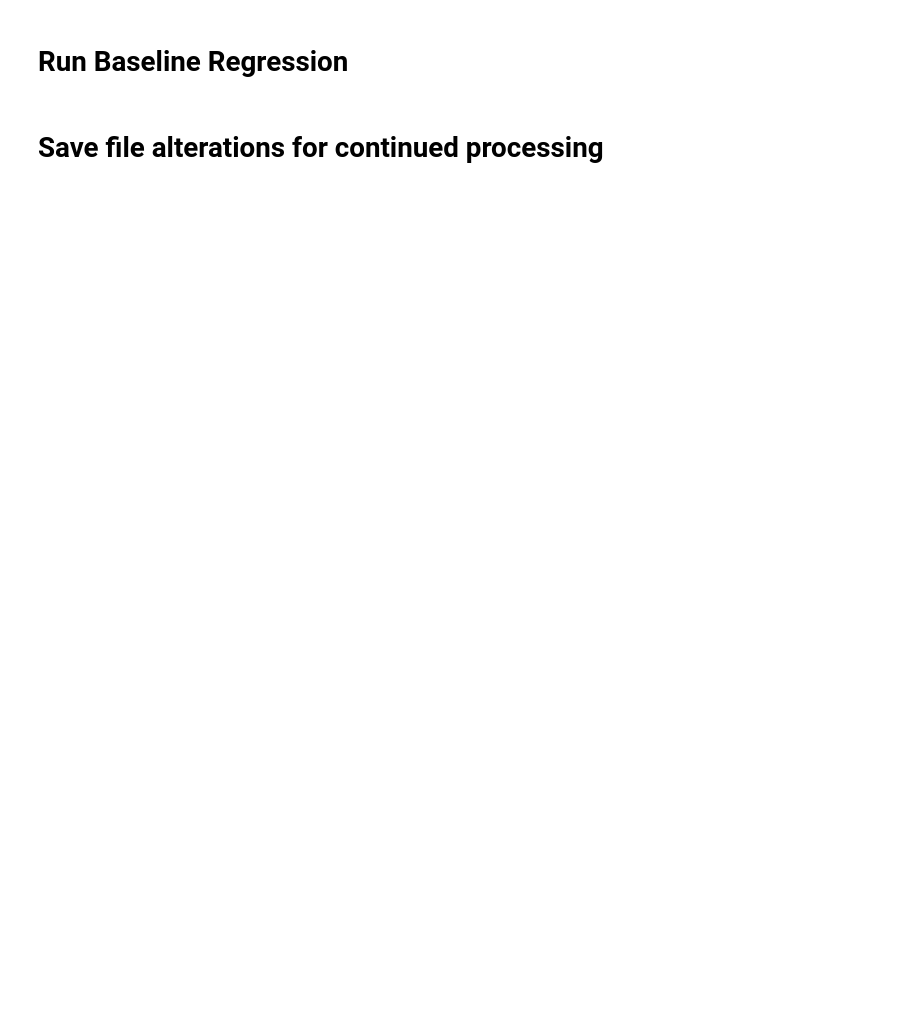
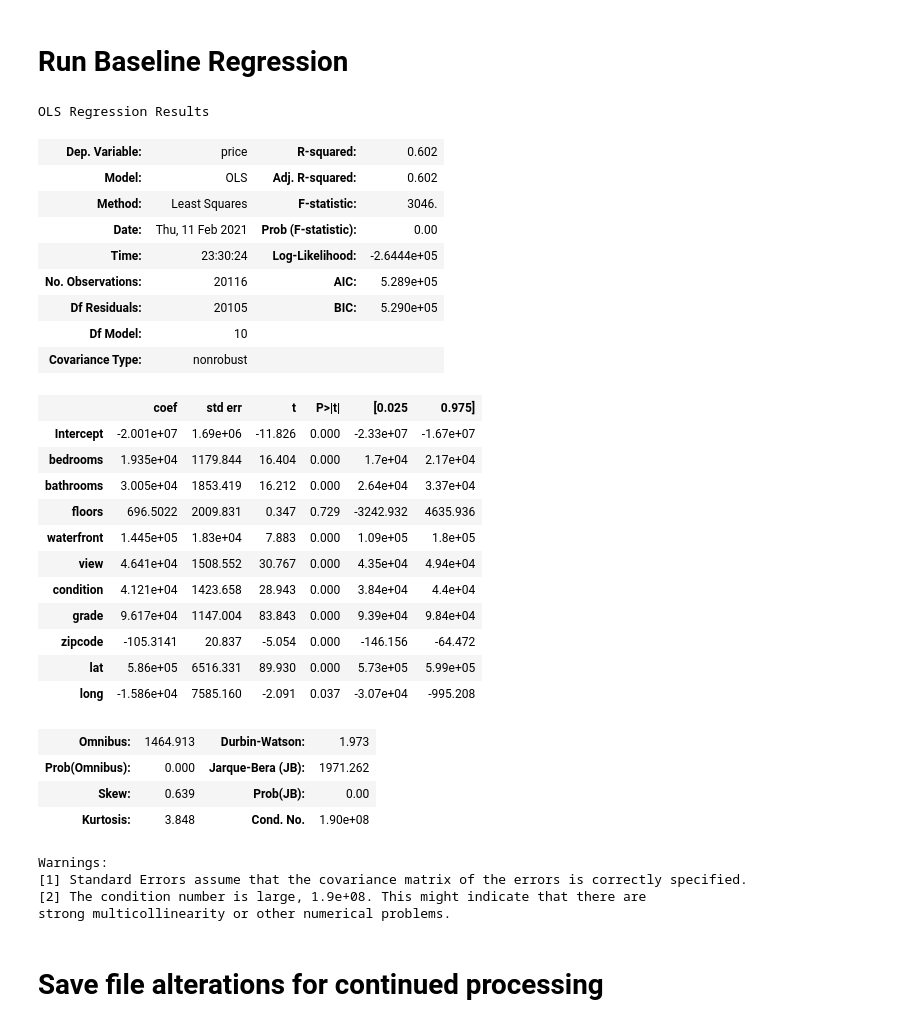
Before and after one commit to joshblumer/dsc-mod-2-project-v2-1-online-ds-sp-000, a Jupyter notebook: EDA.ipynb, the cells around one changed output. Cells and saved outputs as stored; diff of their text form; code cells hidden in the pictures; blank space fills up the shorter version.

```diff
--- a/EDA.ipynb
+++ b/EDA.ipynb
@@ -181,3 +388,42 @@ df.bedrooms.shape
+# %%
+outcome = 'price'
+predictors = df.drop(['price'], axis=1)
+pred_sum = '+'.join(predictors.columns)
+formula = outcome + '~' + pred_sum
+# %%
+model = ols(formula=formula, data=df).fit()
+model.summary()
+# %% [output]
+OLS Regression Results
+| Dep. Variable: | price | R-squared: | 0.602 |
+| Model: | OLS | Adj. R-squared: | 0.602 |
+| Method: | Least Squares | F-statistic: | 3046. |
+| Date: | Thu, 11 Feb 2021 | Prob (F-statistic): | 0.00 |
+| Time: | 23:30:24 | Log-Likelihood: | -2.6444e+05 |
+| No. Observations: | 20116 | AIC: | 5.289e+05 |
+| Df Residuals: | 20105 | BIC: | 5.290e+05 |
+| Df Model: | 10 |  |  |
+| Covariance Type: | nonrobust |  |  |
+|  | coef | std err | t | P>|t| | [0.025 | 0.975] |
+| Intercept | -2.001e+07 | 1.69e+06 | -11.826 | 0.000 | -2.33e+07 | -1.67e+07 |
+| bedrooms | 1.935e+04 | 1179.844 | 16.404 | 0.000 | 1.7e+04 | 2.17e+04 |
+| bathrooms | 3.005e+04 | 1853.419 | 16.212 | 0.000 | 2.64e+04 | 3.37e+04 |
+| floors | 696.5022 | 2009.831 | 0.347 | 0.729 | -3242.932 | 4635.936 |
+| waterfront | 1.445e+05 | 1.83e+04 | 7.883 | 0.000 | 1.09e+05 | 1.8e+05 |
+| view | 4.641e+04 | 1508.552 | 30.767 | 0.000 | 4.35e+04 | 4.94e+04 |
+| condition | 4.121e+04 | 1423.658 | 28.943 | 0.000 | 3.84e+04 | 4.4e+04 |
+| grade | 9.617e+04 | 1147.004 | 83.843 | 0.000 | 9.39e+04 | 9.84e+04 |
+| zipcode | -105.3141 | 20.837 | -5.054 | 0.000 | -146.156 | -64.472 |
+| lat | 5.86e+05 | 6516.331 | 89.930 | 0.000 | 5.73e+05 | 5.99e+05 |
+| long | -1.586e+04 | 7585.160 | -2.091 | 0.037 | -3.07e+04 | -995.208 |
+| Omnibus: | 1464.913 | Durbin-Watson: | 1.973 |
+| Prob(Omnibus): | 0.000 | Jarque-Bera (JB): | 1971.262 |
+| Skew: | 0.639 | Prob(JB): | 0.00 |
+| Kurtosis: | 3.848 | Cond. No. | 1.90e+08 |
+Warnings:
+[1] Standard Errors assume that the covariance matrix of the errors is correctly specified.
+[2] The condition number is large, 1.9e+08. This might indicate that there are
+strong multicollinearity or other numerical problems.
 # %% [markdown]
 # Save file alterations for continued processing
 # %%
```
Also changed, not shown: parts of 30 cells of this notebook, 6 other files.
